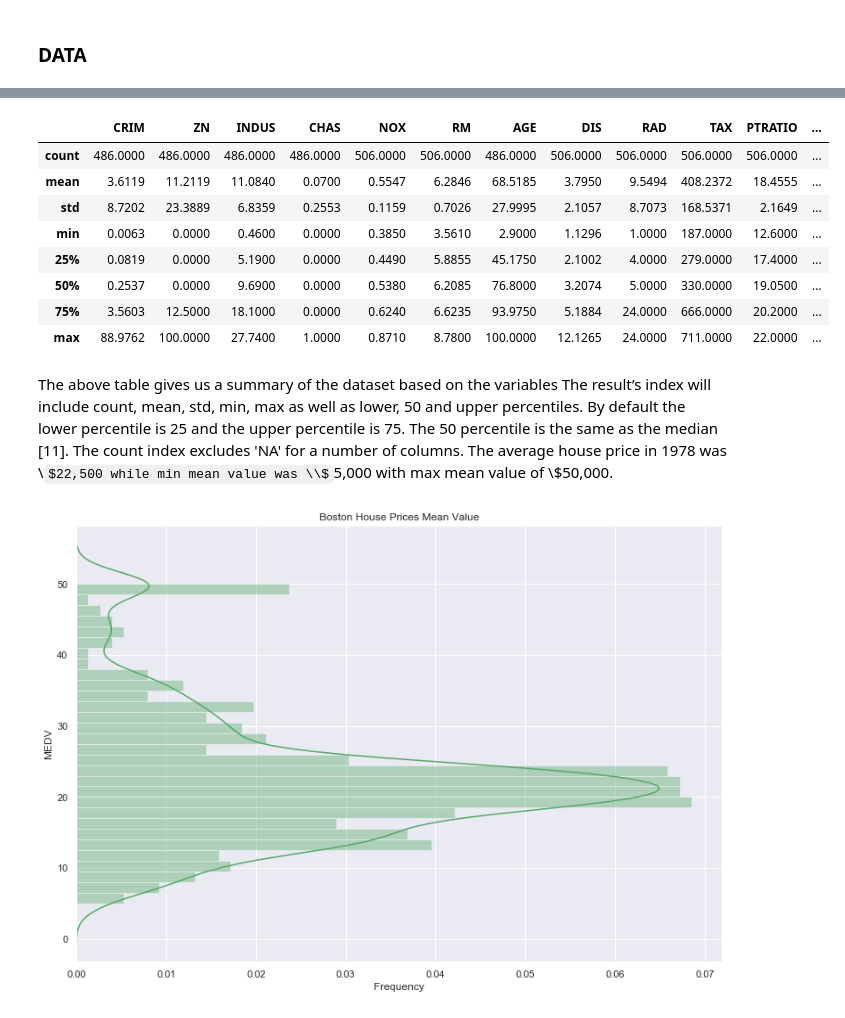
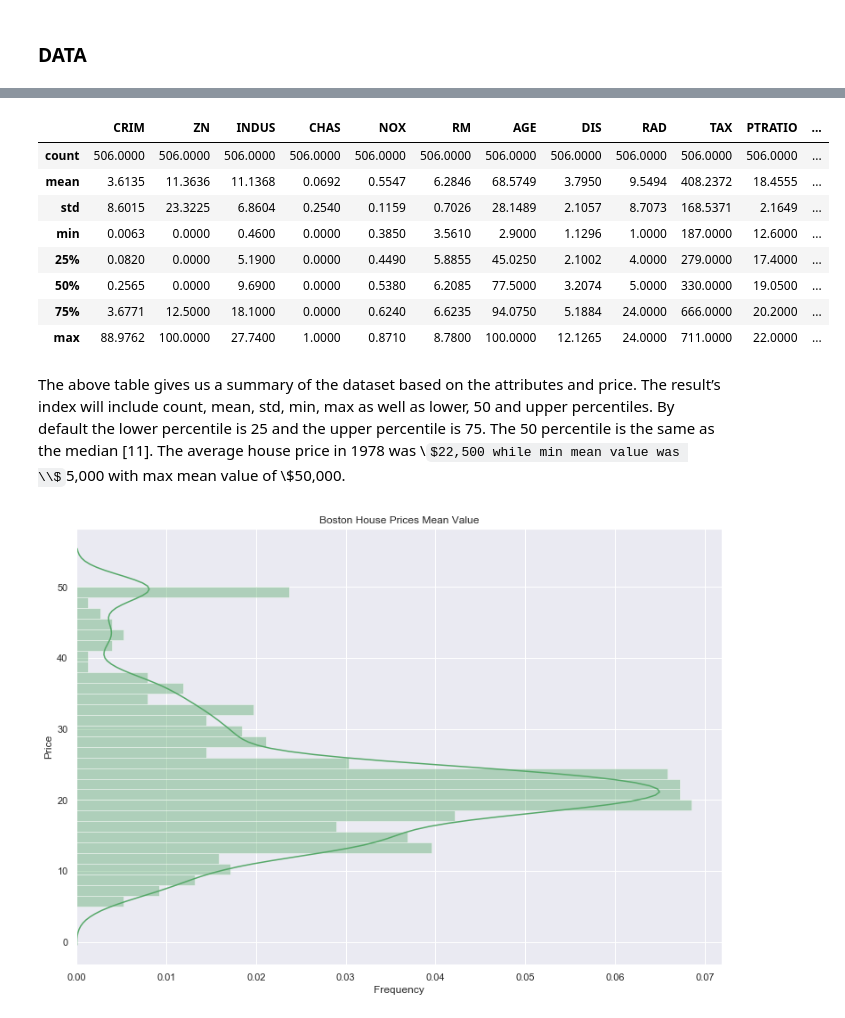
Before and after one commit to JohnADeady/ML-S-Project, a Jupyter notebook: Boston House Prices.ipynb, the cells around one changed output, grey strips where cells are left out. Cells and saved outputs as stored; diff of their text form; code cells hidden in the pictures; some formulas as TeX source.

```diff
--- a/Boston House Prices.ipynb
+++ b/Boston House Prices.ipynb
@@ -37,13 +37,15 @@ import numpy as np
 import pandas as pd
 import matplotlib.pyplot as plt
 import seaborn as sns
+from sklearn.linear_model import LinearRegression
 
 # Magic line in plt
 %matplotlib inline
 
-# Read dataset from file
-boston = pd.read_csv("HousingData.csv")
+# Importing Data
+from sklearn.datasets import load_boston
+boston = load_boston()
 
-# Preview the first 5 lines of the loaded data
-boston.head()
+# Print datasets and attributes
+boston.data.shape
 # %% [output]
@@ -55,0 +55,8 @@ boston.head()
+# %%
+# Converting data from nd-array to dataframe, adding column names & Price Column
+data = pd.DataFrame(boston.data)
+data.columns = boston.feature_names
+data['Price'] = boston.target
+
+# Print the first 5 rows of the dataset with four decimal places
+data.head(5).round(4)
@@ -56,18 +70,18 @@ boston.head()
 # %%
-# run a summary statistics rounding to four deciaml place
-boston.describe(include = 'all').round(4)
+# Run a summary statistics rounding to four deciaml place
+data.describe().round(4)
 # %% [output]
 |  | CRIM | ZN | INDUS | CHAS | NOX | RM | AGE | DIS | RAD | TAX | PTRATIO | ... |
-| count | 486.0000 | 486.0000 | 486.0000 | 486.0000 | 506.0000 | 506.0000 | 486.0000 | 506.0000 | 506.0000 | 506.0000 | 506.0000 | ... |
-| mean | 3.6119 | 11.2119 | 11.0840 | 0.0700 | 0.5547 | 6.2846 | 68.5185 | 3.7950 | 9.5494 | 408.2372 | 18.4555 | ... |
-| std | 8.7202 | 23.3889 | 6.8359 | 0.2553 | 0.1159 | 0.7026 | 27.9995 | 2.1057 | 8.7073 | 168.5371 | 2.1649 | ... |
+| count | 506.0000 | 506.0000 | 506.0000 | 506.0000 | 506.0000 | 506.0000 | 506.0000 | 506.0000 | 506.0000 | 506.0000 | 506.0000 | ... |
+| mean | 3.6135 | 11.3636 | 11.1368 | 0.0692 | 0.5547 | 6.2846 | 68.5749 | 3.7950 | 9.5494 | 408.2372 | 18.4555 | ... |
+| std | 8.6015 | 23.3225 | 6.8604 | 0.2540 | 0.1159 | 0.7026 | 28.1489 | 2.1057 | 8.7073 | 168.5371 | 2.1649 | ... |
 | min | 0.0063 | 0.0000 | 0.4600 | 0.0000 | 0.3850 | 3.5610 | 2.9000 | 1.1296 | 1.0000 | 187.0000 | 12.6000 | ... |
-| 25% | 0.0819 | 0.0000 | 5.1900 | 0.0000 | 0.4490 | 5.8855 | 45.1750 | 2.1002 | 4.0000 | 279.0000 | 17.4000 | ... |
-| 50% | 0.2537 | 0.0000 | 9.6900 | 0.0000 | 0.5380 | 6.2085 | 76.8000 | 3.2074 | 5.0000 | 330.0000 | 19.0500 | ... |
-| 75% | 3.5603 | 12.5000 | 18.1000 | 0.0000 | 0.6240 | 6.6235 | 93.9750 | 5.1884 | 24.0000 | 666.0000 | 20.2000 | ... |
+| 25% | 0.0820 | 0.0000 | 5.1900 | 0.0000 | 0.4490 | 5.8855 | 45.0250 | 2.1002 | 4.0000 | 279.0000 | 17.4000 | ... |
+| 50% | 0.2565 | 0.0000 | 9.6900 | 0.0000 | 0.5380 | 6.2085 | 77.5000 | 3.2074 | 5.0000 | 330.0000 | 19.0500 | ... |
+| 75% | 3.6771 | 12.5000 | 18.1000 | 0.0000 | 0.6240 | 6.6235 | 94.0750 | 5.1884 | 24.0000 | 666.0000 | 20.2000 | ... |
 | max | 88.9762 | 100.0000 | 27.7400 | 1.0000 | 0.8710 | 8.7800 | 100.0000 | 12.1265 | 24.0000 | 711.0000 | 22.0000 | ... |
 # %% [markdown]
-The above table gives us a summary of the dataset based on the variables The result’s index will include count, mean, std, min, max as well as lower, 50 and upper percentiles. By default the lower percentile is 25 and the upper percentile is 75. The 50 percentile is the same as the median [11]. The count index excludes 'NA' for a number of columns. The average house price in 1978 was \\$22,500 while min mean value was \\$5,000 with max mean value of \\$50,000.
+The above table gives us a summary of the dataset based on the attributes and price. The result’s index will include count, mean, std, min, max as well as lower, 50 and upper percentiles. By default the lower percentile is 25 and the upper percentile is 75. The 50 percentile is the same as the median [11]. The average house price in 1978 was \\$22,500 while min mean value was \\$5,000 with max mean value of \\$50,000.
 # %%
 # Use seaborn to create a plot
 # use color codes to change color
```
Also changed, not shown: parts of 19 cells of this notebook, 1 other file.
